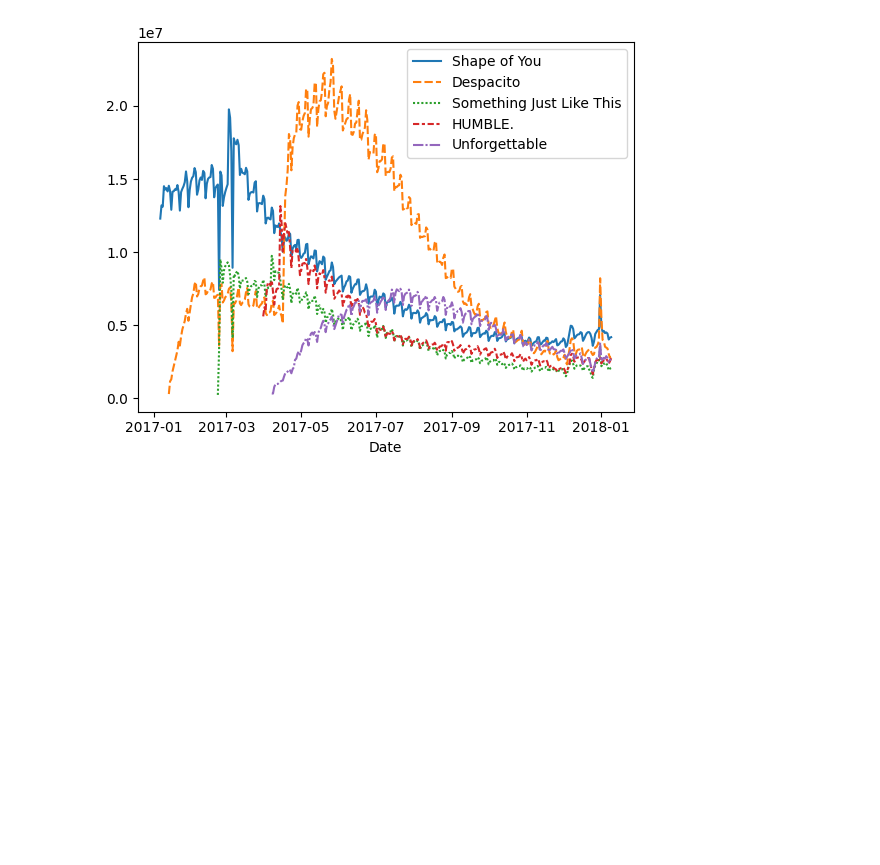
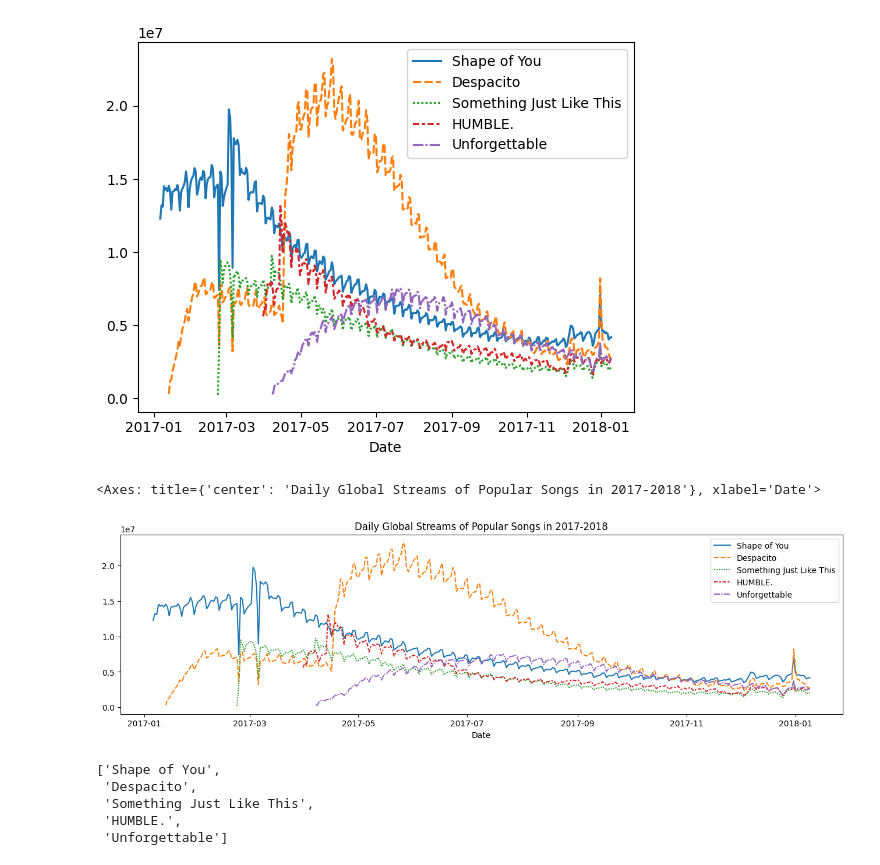
Before and after one commit to Rengeten1/Data-visualization, a Jupyter notebook: line_charts.ipynb, the cells around one changed output. Saved outputs shown, nothing was run; the diff lists cells and outputs as text; code cells hidden in the pictures; blank space fills up the shorter version.

Commit message:
added to line_charts notebook

```diff
--- a/line_charts.ipynb
+++ b/line_charts.ipynb
@@ -35,3 +35,20 @@ sns.lineplot(data=spotify_data)
 # %% [output]
 <Axes: xlabel='Date'>
 [figure]
+# %%
+plt.figure(figsize=(16,4))
+
+plt.title("Daily Global Streams of Popular Songs in 2017-2018")
+
+sns.lineplot(data=spotify_data)
+# %% [output]
+<Axes: title={'center': 'Daily Global Streams of Popular Songs in 2017-2018'}, xlabel='Date'>
+[figure, added]
+# %%
+list(spotify_data.columns)
+# %% [output]
+['Shape of You',
+ 'Despacito',
+ 'Something Just Like This',
+ 'HUMBLE.',
+ 'Unforgettable']
```
Also changed, not shown: parts of 2 cells of this notebook.
